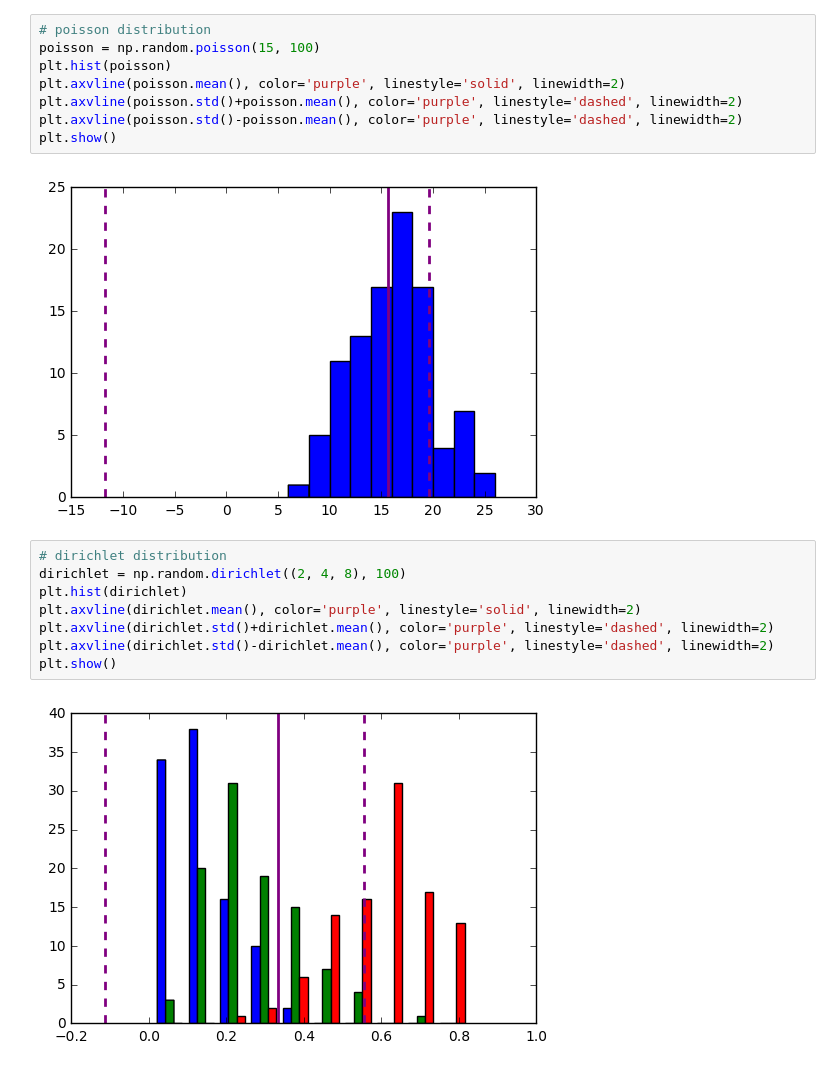
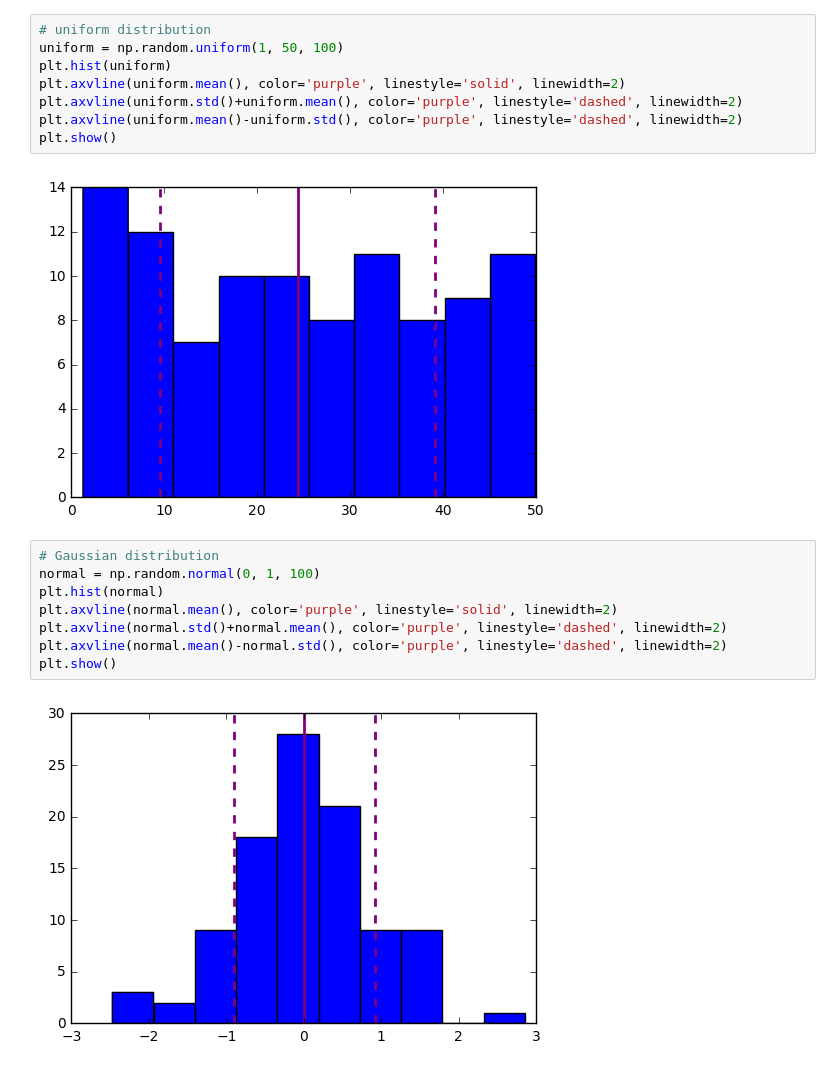
Before and after one commit to mises-dow/Data-Science, a Jupyter notebook: 3.3.4 Descriptive Statistics and Normality.ipynb, the cells around one changed output. Drawn from its saved outputs; the diff is of its cells as text.

```diff
--- a/3.3.4 Descriptive Statistics and Normality.ipynb
+++ b/3.3.4 Descriptive Statistics and Normality.ipynb
@@ -27,21 +51,21 @@ plt.show()
 # %%
-# poisson distribution
-poisson = np.random.poisson(15, 100)
-plt.hist(poisson)
-plt.axvline(poisson.mean(), color='purple', linestyle='solid', linewidth=2)
-plt.axvline(poisson.std()+poisson.mean(), color='purple', linestyle='dashed', linewidth=2)
-plt.axvline(poisson.std()-poisson.mean(), color='purple', linestyle='dashed', linewidth=2)
+# uniform distribution
+uniform = np.random.uniform(1, 50, 100)
+plt.hist(uniform)
+plt.axvline(uniform.mean(), color='purple', linestyle='solid', linewidth=2)
+plt.axvline(uniform.std()+uniform.mean(), color='purple', linestyle='dashed', linewidth=2)
+plt.axvline(uniform.mean()-uniform.std(), color='purple', linestyle='dashed', linewidth=2)
 plt.show()
 # %% [output]
-[figure, old version]
+[figure, new version]
 # %%
-# dirichlet distribution
-dirichlet = np.random.dirichlet((2, 4, 8), 100)
-plt.hist(dirichlet)
-plt.axvline(dirichlet.mean(), color='purple', linestyle='solid', linewidth=2)
-plt.axvline(dirichlet.std()+dirichlet.mean(), color='purple', linestyle='dashed', linewidth=2)
-plt.axvline(dirichlet.std()-dirichlet.mean(), color='purple', linestyle='dashed', linewidth=2)
+# Gaussian distribution
+normal = np.random.normal(0, 1, 100)
+plt.hist(normal)
+plt.axvline(normal.mean(), color='purple', linestyle='solid', linewidth=2)
+plt.axvline(normal.std()+normal.mean(), color='purple', linestyle='dashed', linewidth=2)
+plt.axvline(normal.mean()-normal.std(), color='purple', linestyle='dashed', linewidth=2)
 plt.show()
 # %% [output]
-[figure, old version]
+[figure, new version]
 # %%
```
Also changed, not shown: parts of 9 cells of this notebook.
